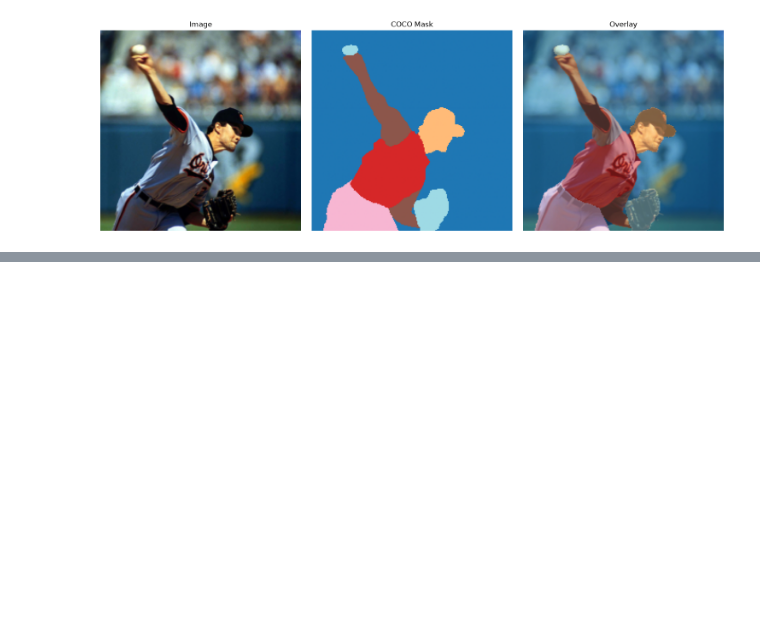
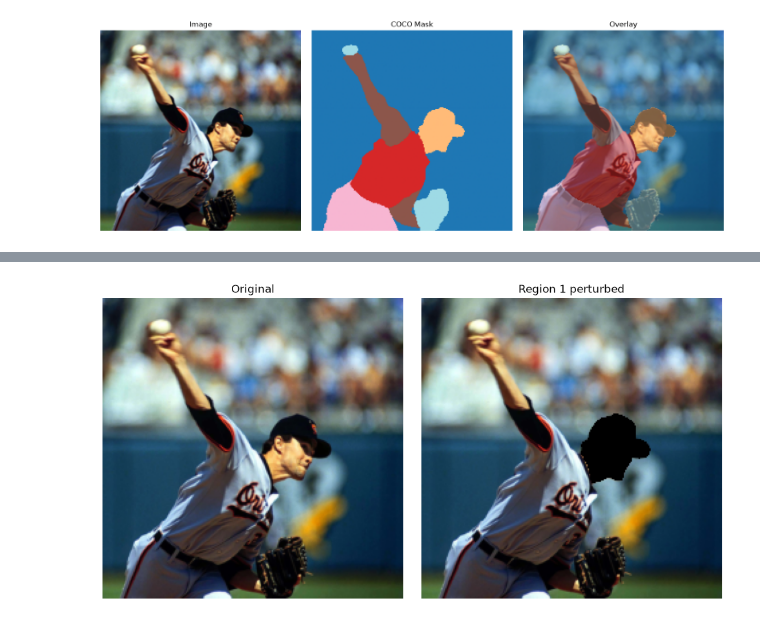
Before and after one commit to hbaniecki/fixlip, a Jupyter notebook: Tier1.ipynb, the cells around one changed output, grey strips where cells are left out. Saved outputs shown, nothing was run; the diff lists cells and outputs as text; code cells hidden in the pictures; blank space fills up the shorter version.

```diff
--- a/Tier1.ipynb
+++ b/Tier1.ipynb
@@ -77,0 +82,24 @@ Caption: a baseball player throwing a ball
+# %%
+from src.perturbation import perturbar_regiao
+
+n_regioes = int(mask_array.max())
+region_id = 1
+
+perturbed_image = perturbar_regiao(
+    image_pil,
+    mask_array,
+    region_id=region_id,
+    method="zero",
+)
+
+fig, axes = plt.subplots(1, 2, figsize=(10, 5))
+axes[0].imshow(image_pil)
+axes[0].set_title("Original")
+axes[0].axis("off")
+axes[1].imshow(perturbed_image)
+axes[1].set_title("Region 1 perturbed")
+axes[1].axis("off")
+fig.tight_layout()
+plt.show()
+# %% [output]
+[figure, added]
```
Also changed, not shown: parts of 5 cells of this notebook, 3 other files.
